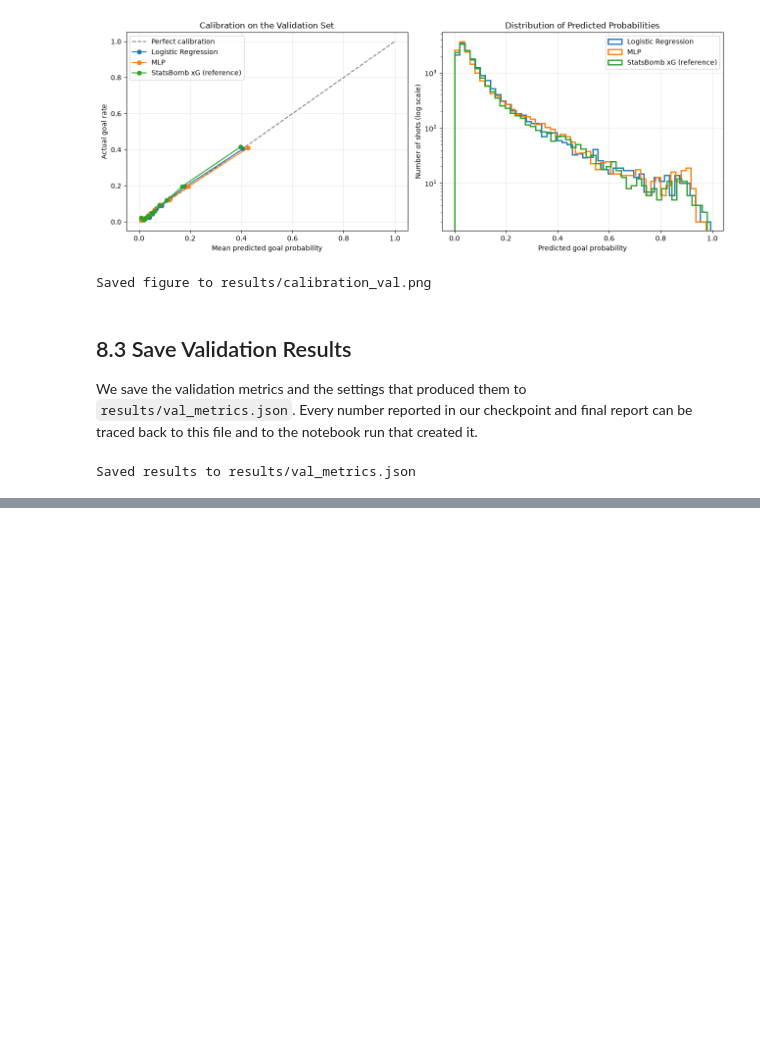
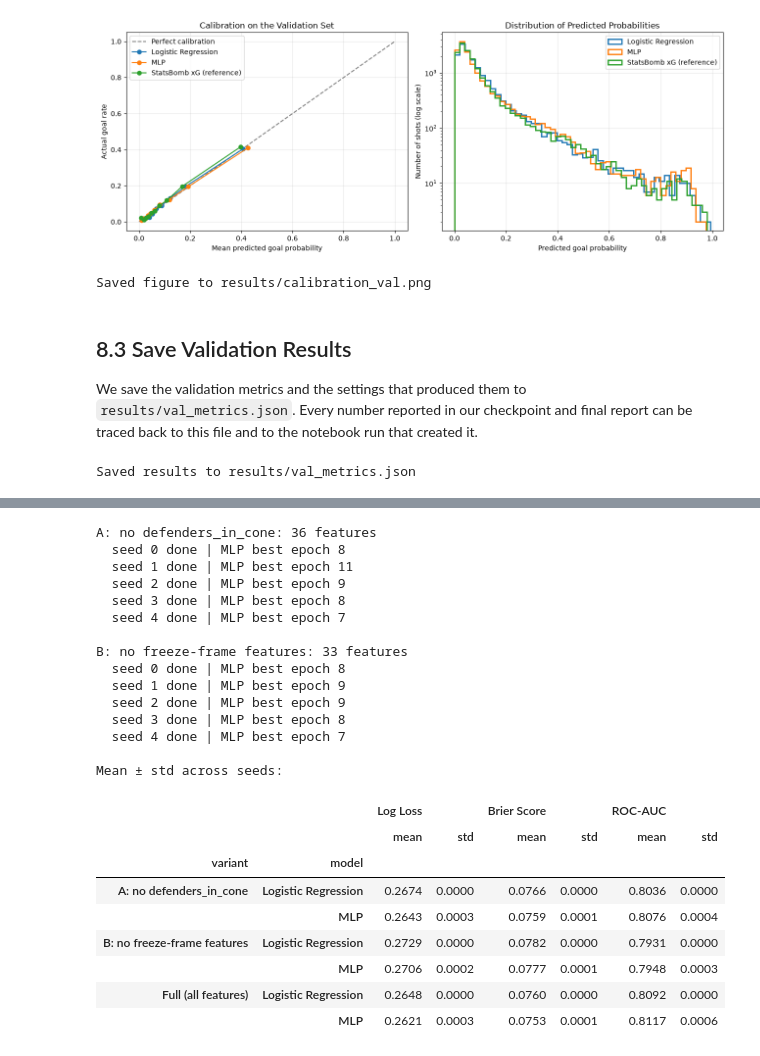
Before and after one commit to Nievethan/OnTarget, a Jupyter notebook: OnTarget_training.ipynb, the cells around one changed output, grey strips where cells are left out. Cells and saved outputs as stored; diff of their text form; code cells hidden in the pictures; blank space fills up the shorter version.

```diff
--- a/OnTarget_training.ipynb
+++ b/OnTarget_training.ipynb
@@ -2312,0 +2482,68 @@ Saved results to results/val_metrics.json
+# %%
+# ============================================================
+# 10.1 Train Without Defender Features
+# ============================================================
+
+ABLATIONS = {
+    "A: no defenders_in_cone": ["defenders_in_cone"],
+    "B: no freeze-frame features": [
+        "defenders_in_cone",
+        "gk_in_cone",
+        "closest_defender_dist",
+        "gk_distance_to_goal",
+    ],
+}
+
+ablation_rows = []
+
+for variant, drop_cols in ABLATIONS.items():
+    # Drop the columns from already-scaled data. Each column was scaled on its own,
+    # so removing some does not change the others.
+    X_tr = X_train_scaled.drop(columns=drop_cols)
+    X_va = X_val_scaled.drop(columns=drop_cols)
+    print(f"\n{variant}: {X_tr.shape[1]} features")
+
+    for seed in SEEDS:
+        lr = LogisticRegression(solver="lbfgs", max_iter=1000, random_state=seed)
+        lr.fit(X_tr, y_train)
+        lr_probs = lr.predict_proba(X_va)[:, 1]
+        ablation_rows.append({"variant": variant, "model": "Logistic Regression", "seed": seed,
+                              **calculate_baseline_metrics(y_val, lr_probs)})
+
+        mlp_probs, epoch = train_mlp_with_seed(seed, X_tr, y_train, X_va, y_val)
+        ablation_rows.append({"variant": variant, "model": "MLP", "seed": seed,
+                              **calculate_baseline_metrics(y_val, mlp_probs)})
+        print(f"  seed {seed} done | MLP best epoch {epoch}")
+
+# Section 9 results are the full-feature control.
+control = seed_results.drop(columns="best_epoch").assign(variant="Full (all features)")
+ablation_results = pd.concat([control, pd.DataFrame(ablation_rows)], ignore_index=True)
+
+summary = ablation_results.groupby(["variant", "model"])[metric_cols].agg(["mean", "std"])
+print("\nMean ± std across seeds:")
+display(summary.round(4))
+# %% [output]
+A: no defenders_in_cone: 36 features
+  seed 0 done | MLP best epoch 8
+  seed 1 done | MLP best epoch 11
+  seed 2 done | MLP best epoch 9
+  seed 3 done | MLP best epoch 8
+  seed 4 done | MLP best epoch 7
+
+B: no freeze-frame features: 33 features
+  seed 0 done | MLP best epoch 8
+  seed 1 done | MLP best epoch 9
+  seed 2 done | MLP best epoch 9
+  seed 3 done | MLP best epoch 8
+  seed 4 done | MLP best epoch 7
+
+Mean ± std across seeds:
+|  |  | Log Loss |  | Brier Score |  | ROC-AUC |  |
+|  |  | mean | std | mean | std | mean | std |
+| variant | model |  |  |  |  |  |  |
+| A: no defenders_in_cone | Logistic Regression | 0.2674 | 0.0000 | 0.0766 | 0.0000 | 0.8036 | 0.0000 |
+|  | MLP | 0.2643 | 0.0003 | 0.0759 | 0.0001 | 0.8076 | 0.0004 |
+| B: no freeze-frame features | Logistic Regression | 0.2729 | 0.0000 | 0.0782 | 0.0000 | 0.7931 | 0.0000 |
+|  | MLP | 0.2706 | 0.0002 | 0.0777 | 0.0001 | 0.7948 | 0.0003 |
+| Full (all features) | Logistic Regression | 0.2648 | 0.0000 | 0.0760 | 0.0000 | 0.8092 | 0.0000 |
+|  | MLP | 0.2621 | 0.0003 | 0.0753 | 0.0001 | 0.8117 | 0.0006 |
```
Also changed, not shown: parts of 8 cells of this notebook, 1 other file.
